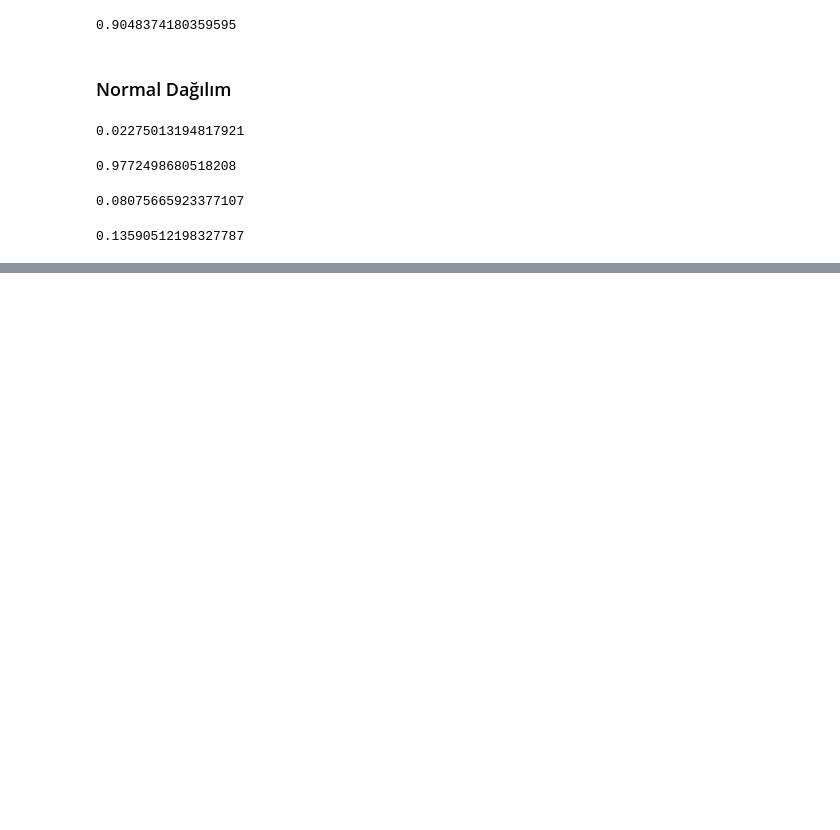
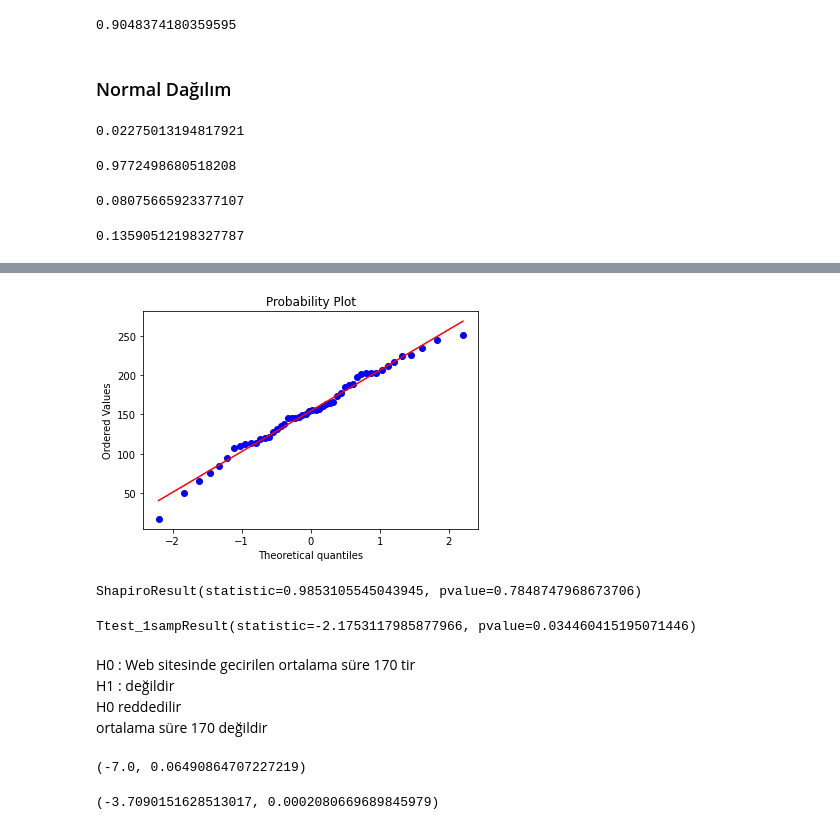
Before and after one commit to suedabilen/datascience-practice, a Jupyter notebook: istatistik.ipynb, the cells around one changed output, grey strips where cells are left out. Cells and saved outputs as stored; diff of their text form; code cells hidden in the pictures; blank space fills up the shorter version.

Commit message:
statistics-final

```diff
--- a/istatistik.ipynb
+++ b/istatistik.ipynb
@@ -215,0 +244,23 @@ norm.cdf(90,80,5) - norm.cdf(85,80,5)
+# %%
+import pylab
+stats.probplot(olcumler,dist= "norm", plot = pylab)
+pylab.show()
+# %% [output]
+[figure, added]
+# %%
+#shapiro wilks testi
+from scipy.stats import shapiro
+shapiro(olcumler)
+# %% [output]
+ShapiroResult(statistic=0.9853105545043945, pvalue=0.7848747968673706)
+# %%
+#H0 reddedilemez
+#anlamlı bir farklılık yok.
+stats.ttest_1samp(olcumler, popmean = 170)
+# %% [output]
+Ttest_1sampResult(statistic=-2.1753117985877966, pvalue=0.034460415195071446)
+# %% [markdown]
+H0 : Web sitesinde gecirilen ortalama süre 170 tir
+H1 : değildir
+H0 reddedilir
+ortalama süre 170 değildir
@@ -215,0 +270,4 @@ norm.cdf(90,80,5) - norm.cdf(85,80,5)
+# %%
+sign_test(olcumler,170)
+# %% [output]
+(-7.0, 0.06490864707227219)
@@ -215,0 +281,4 @@ norm.cdf(90,80,5) - norm.cdf(85,80,5)
+# %%
+proportions_ztest(count,nobs,value)
+# %% [output]
+(-3.7090151628513017, 0.0002080669689845979)
```
Also changed, not shown: parts of 68 cells of this notebook.
